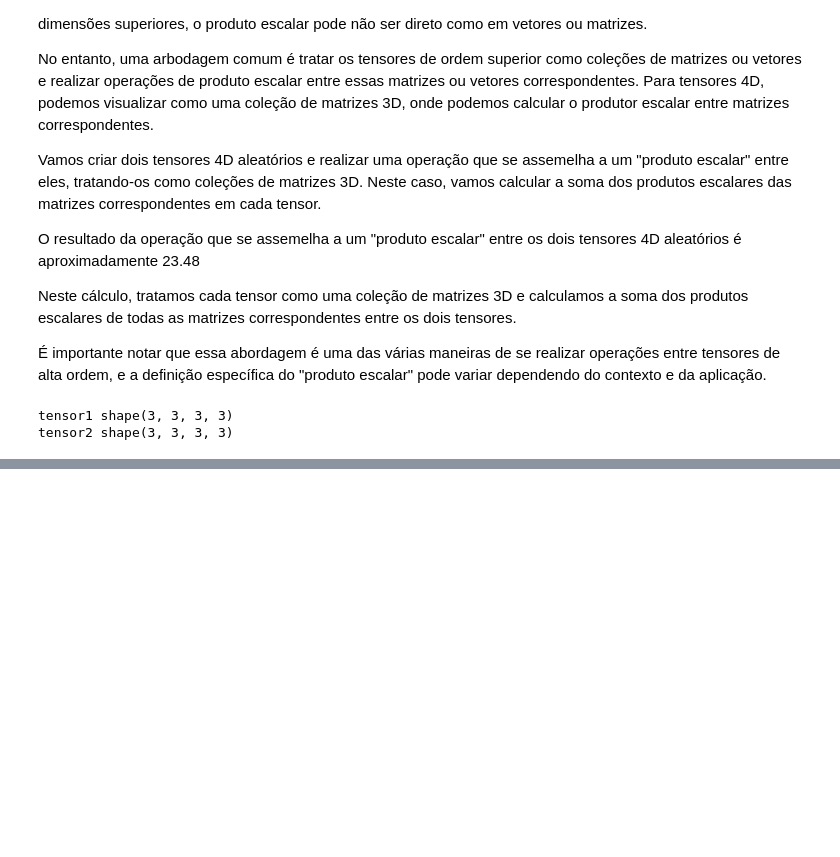
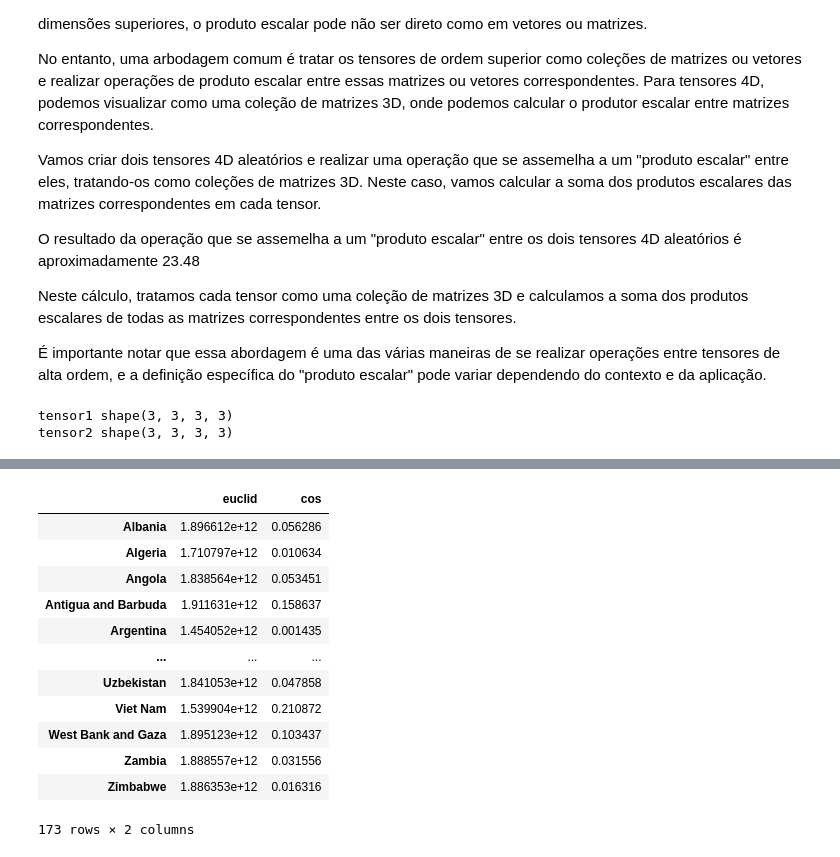
Before and after one commit to lleofernandes/DSA, a Jupyter notebook: 01_matematica_estatistica_ds_ml_ia/Lab4.ipynb, the cells around one changed output, grey strips where cells are left out. Saved outputs shown, nothing was run; the diff lists cells and outputs as text; code cells hidden in the pictures; blank space fills up the shorter version.

```diff
--- a/01_matematica_estatistica_ds_ml_ia/Lab4.ipynb
+++ b/01_matematica_estatistica_ds_ml_ia/Lab4.ipynb
@@ -924,0 +989,7 @@ Produto escalar: 17.86
+# %%
+# Extrair o vetor de dados para cada país
+vetores = {}
+for rowid, row in dados_filtered.iterrows():
+    vetores[row["country"]] = row[codigos].values
+
+vetores
@@ -924,0 +1014,6 @@ Produto escalar: 17.86
+# %%
+# Dicionários para calcular a distância euclidiana e cosine
+euclid = {}
+cosine = {}
+
+target = "Brazil"
@@ -924,0 +1026,33 @@ Produto escalar: 17.86
+# %%
+# Loop para calcular a norma dos vetores
+for country in vetores:
+    vecA = vetores[target] #target
+    vecB = vetores[country] # país
+
+    # calcula a distancia euclidiana com a operação entre os vetores de dados
+    dist = np.linalg.norm(vecA - vecB)
+
+    # calcula a distancia cosine (cosseno) com a operação entre os vetores de dados
+    cos = np.dot(vecA, vecB) / (np.linalg.norm(vecA) * np.linalg.norm(vecB))
+
+    # carrega os dicionarios
+    euclid[country] = dist
+    cosine[country] = 1-cos
+
+# coloca os dicionarios em um dataframe
+df_distance = pd.DataFrame({"euclid": euclid, "cos": cosine})
+df_distance
+# %% [output]
+|  | euclid | cos |
+| Albania | 1.896612e+12 | 0.056286 |
+| Algeria | 1.710797e+12 | 0.010634 |
+| Angola | 1.838564e+12 | 0.053451 |
+| Antigua and Barbuda | 1.911631e+12 | 0.158637 |
+| Argentina | 1.454052e+12 | 0.001435 |
+| ... | ... | ... |
+| Uzbekistan | 1.841053e+12 | 0.047858 |
+| Viet Nam | 1.539904e+12 | 0.210872 |
+| West Bank and Gaza | 1.895123e+12 | 0.103437 |
+| Zambia | 1.888557e+12 | 0.031556 |
+| Zimbabwe | 1.886353e+12 | 0.016316 |
+173 rows × 2 columns
```
Also changed, not shown: parts of 18 cells of this notebook.
